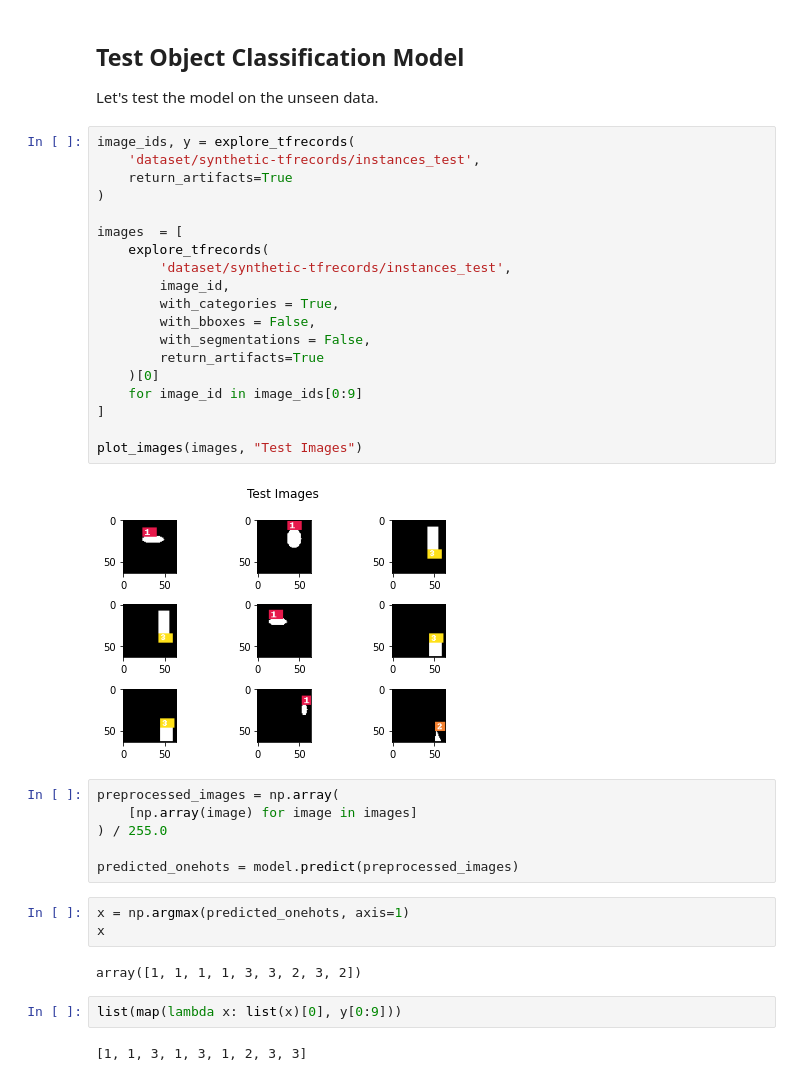
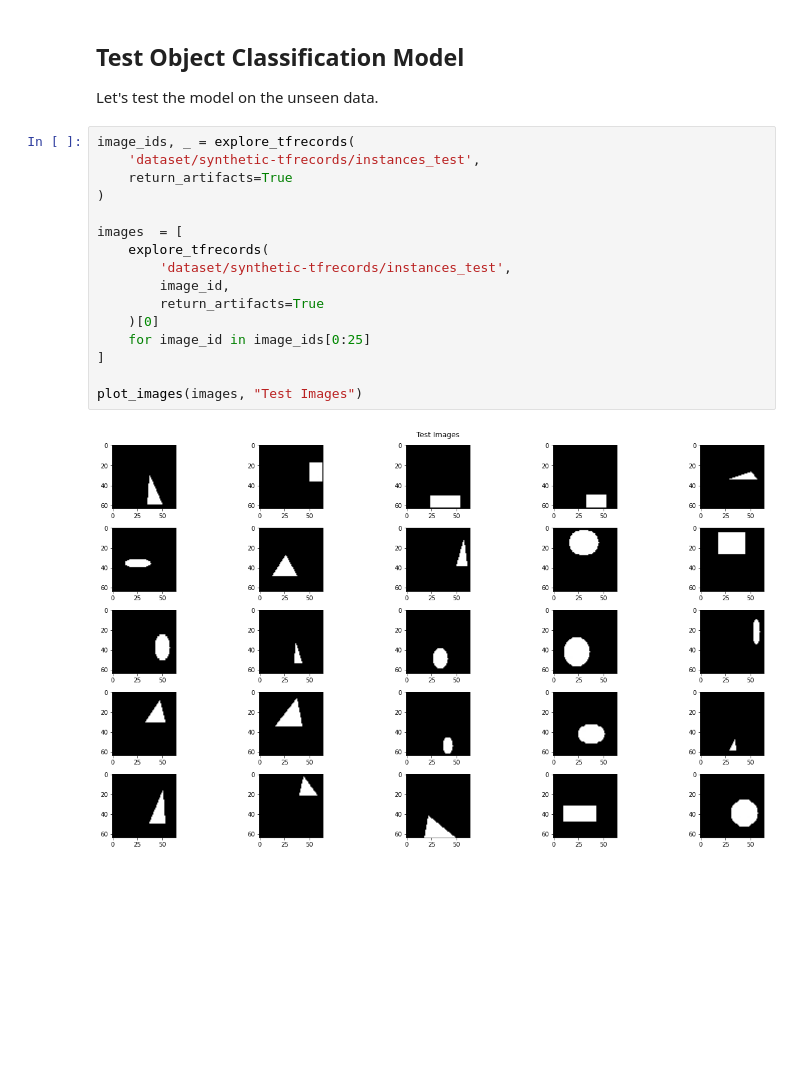
Before and after one commit to mmgalushka/squids, a Jupyter notebook: notebooks/single-object-classifier.ipynb, the cells around one changed output. Saved outputs shown, nothing was run; the diff lists cells and outputs as text; blank space fills up the shorter version.

```diff
--- a/notebooks/single-object-classifier.ipynb
+++ b/notebooks/single-object-classifier.ipynb
@@ -179,38 +153,20 @@ Epoch 10/10
 
 Let's test the model on the unseen data.
 # %%
-image_ids, y = explore_tfrecords(
+image_ids, _ = explore_tfrecords(
     'dataset/synthetic-tfrecords/instances_test',
     return_artifacts=True
 )
 
 images  = [
     explore_tfrecords(
         'dataset/synthetic-tfrecords/instances_test',
         image_id,
-        with_categories = True,
-        with_bboxes = False,
-        with_segmentations = False,
         return_artifacts=True
     )[0]
-    for image_id in image_ids[0:9]
+    for image_id in image_ids[0:25]
 ]
 
 plot_images(images, "Test Images")
 # %% [output]
-[figure, old version]
+[figure, new version]
-# %%
-preprocessed_images = np.array(
-    [np.array(image) for image in images]
-) / 255.0
-
-predicted_onehots = model.predict(preprocessed_images)
-# %%
-x = np.argmax(predicted_onehots, axis=1)
-x
-# %% [output]
-array([1, 1, 1, 1, 3, 3, 2, 3, 2])
-# %%
-list(map(lambda x: list(x)[0], y[0:9]))
-# %% [output]
-[1, 1, 3, 1, 3, 1, 2, 3, 3]
```
Also changed, not shown: parts of 16 cells of this notebook, 13 other files.
